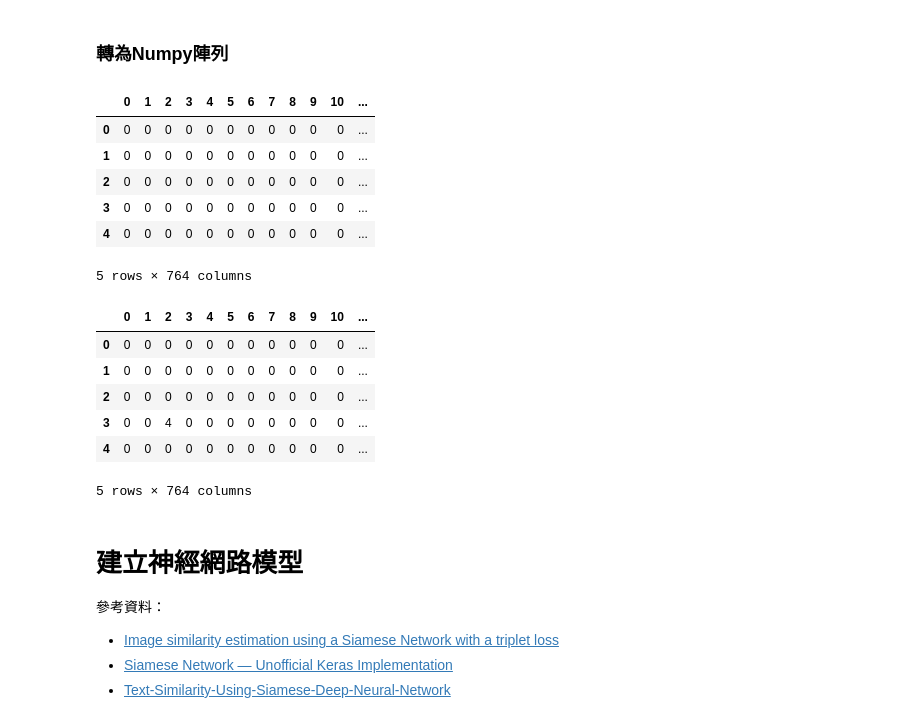
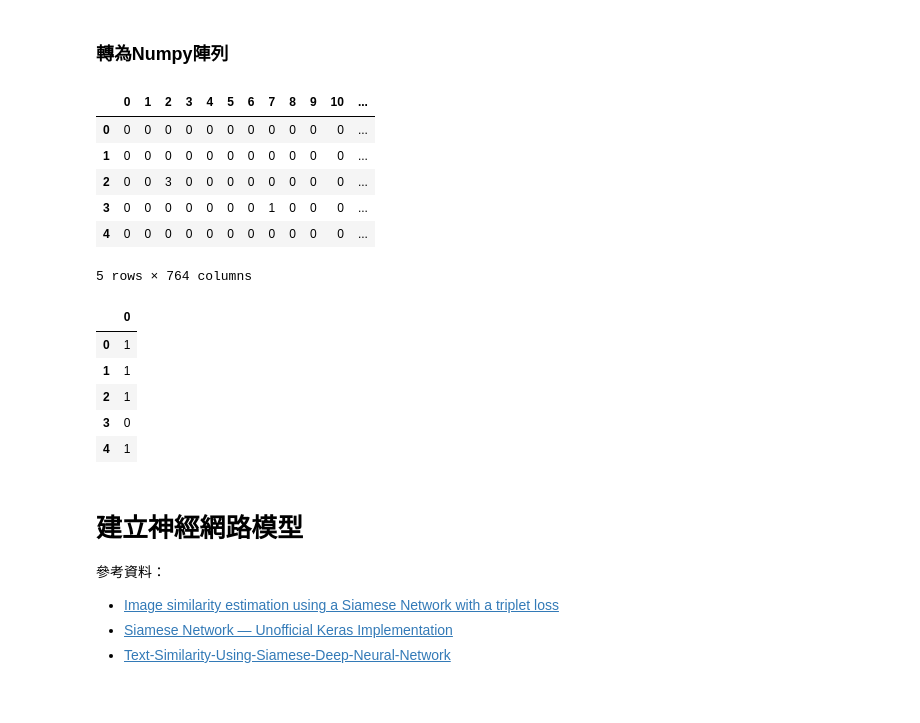
Before and after one commit to kk25gb/AIdea-project-file, a Jupyter notebook: Siamese.ipynb, the cells around one changed output. Saved outputs shown, nothing was run; the diff lists cells and outputs as text; code cells hidden in the pictures.

```diff
--- a/Siamese.ipynb
+++ b/Siamese.ipynb
@@ -130,25 +130,24 @@ left_x = np.array([row[0] for row in X])
 right_x = np.array([row[1] for row in X])
 y_train = np.array(Y)
 # %%
-pd.DataFrame(left_x_train).head()
+pd.DataFrame(left_x).head()
 # %% [output]
 |  | 0 | 1 | 2 | 3 | 4 | 5 | 6 | 7 | 8 | 9 | 10 | ... |
 | 0 | 0 | 0 | 0 | 0 | 0 | 0 | 0 | 0 | 0 | 0 | 0 | ... |
 | 1 | 0 | 0 | 0 | 0 | 0 | 0 | 0 | 0 | 0 | 0 | 0 | ... |
-| 2 | 0 | 0 | 0 | 0 | 0 | 0 | 0 | 0 | 0 | 0 | 0 | ... |
-| 3 | 0 | 0 | 0 | 0 | 0 | 0 | 0 | 0 | 0 | 0 | 0 | ... |
+| 2 | 0 | 0 | 3 | 0 | 0 | 0 | 0 | 0 | 0 | 0 | 0 | ... |
+| 3 | 0 | 0 | 0 | 0 | 0 | 0 | 0 | 1 | 0 | 0 | 0 | ... |
 | 4 | 0 | 0 | 0 | 0 | 0 | 0 | 0 | 0 | 0 | 0 | 0 | ... |
 5 rows × 764 columns
 # %%
-pd.DataFrame(right_x_train).head()
+pd.DataFrame(y_train).head()
 # %% [output]
-|  | 0 | 1 | 2 | 3 | 4 | 5 | 6 | 7 | 8 | 9 | 10 | ... |
-| 0 | 0 | 0 | 0 | 0 | 0 | 0 | 0 | 0 | 0 | 0 | 0 | ... |
-| 1 | 0 | 0 | 0 | 0 | 0 | 0 | 0 | 0 | 0 | 0 | 0 | ... |
-| 2 | 0 | 0 | 0 | 0 | 0 | 0 | 0 | 0 | 0 | 0 | 0 | ... |
-| 3 | 0 | 0 | 4 | 0 | 0 | 0 | 0 | 0 | 0 | 0 | 0 | ... |
-| 4 | 0 | 0 | 0 | 0 | 0 | 0 | 0 | 0 | 0 | 0 | 0 | ... |
+|  | 0 |
+| 0 | 1 |
+| 1 | 1 |
+| 2 | 1 |
+| 3 | 0 |
+| 4 | 1 |
-5 rows × 764 columns
 # %% [markdown]
 # 建立神經網路模型
 
```
Also changed, not shown: parts of 9 cells of this notebook.
